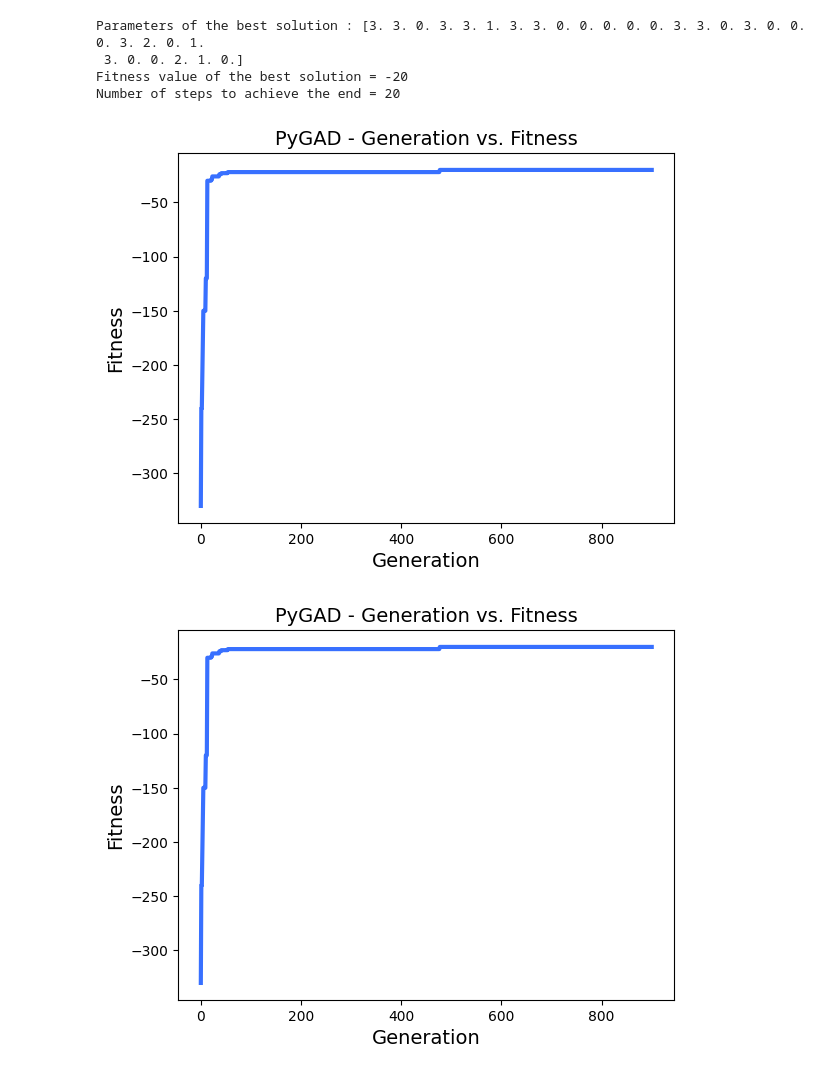
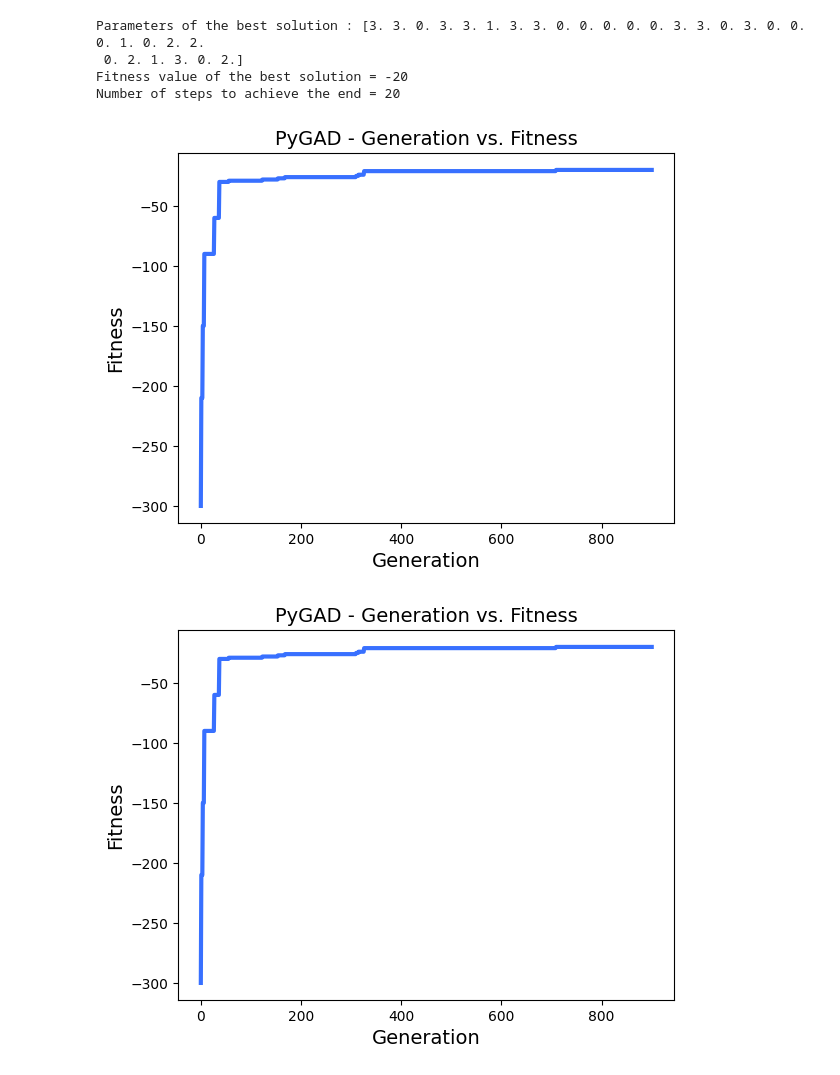
Before and after one commit to piotrd22/studia-archiwum, a Jupyter notebook: CompInteligence/lab03/zad2.ipynb, the cells around one changed output. Drawn from its saved outputs; the diff is of its cells as text; code cells hidden in the pictures.

Commit message:
fix print, changed steady to rank

```diff
--- a/CompInteligence/lab03/zad2.ipynb
+++ b/CompInteligence/lab03/zad2.ipynb
@@ -20,12 +20,12 @@ end = (10, 10)
 # 0 - down, 1 - up, 2 - left, 3 - right
 gene_space = [0, 1, 2, 3]
 
-def checkColission(row, col):
+def checkNotColission(row, col):
     if row > 11 or col > 11 or row < 0 or col < 0:
-        return True
+        return False
     if labyrinth[row][col] == 0:
-       return True
-    return False
+       return False
+    return True
 
 def fitness_func(solution, solution_idx):
     move_counter = 0
@@ -36,16 +36,16 @@ def fitness_func(solution, solution_idx):
         if row == end_row and column == end_col:
             return (move_counter * -1)
         if i == 0:
-            if not checkColission(row + 1, column):
+            if checkNotColission(row + 1, column):
                 row += 1
         if i == 1:
-            if not checkColission(row - 1, column):
+            if checkNotColission(row - 1, column):
                 row -= 1
         if i == 2:
-            if not checkColission(row, column - 1):
+            if checkNotColission(row, column - 1):
                 column -= 1
         if i == 3:
-            if not checkColission(row, column + 1):
+            if checkNotColission(row, column + 1):
                 column += 1
         move_counter += 1
 
@@ -62,7 +62,7 @@ num_generations = 900
 keep_parents = 45
 
 #sss = steady, rws=roulette, rank = rankingowa, tournament = turniejowa
-parent_selection_type = "sss"
+parent_selection_type = "rank"
 
 crossover_type = "single_point"
 
@@ -71,30 +71,33 @@ mutation_percent_genes = 8
 # %%
 ga_instance = pygad.GA(gene_space=gene_space,
                        num_generations=num_generations,
                        num_parents_mating=num_parents_mating,
                        fitness_func=fitness_function,
                        sol_per_pop=sol_per_pop,
                        num_genes=num_genes,
                        parent_selection_type=parent_selection_type,
                        keep_parents=keep_parents,
                        crossover_type=crossover_type,
                        mutation_type=mutation_type,
                        mutation_percent_genes=mutation_percent_genes)
 
 ga_instance.run()
 
 solution, solution_fitness, solution_idx = ga_instance.best_solution()
 print("Parameters of the best solution : {solution}".format(solution=solution))
 print("Fitness value of the best solution = {solution_fitness}".format(
     solution_fitness=solution_fitness))
-print("Number of steps to achieve the end = {solution_fitness}".format(
-    solution_fitness=abs(solution_fitness)))
+if abs(solution_fitness) > 30:
+    print("Did not finish")
+else:
+    print("Number of steps to achieve the end = {solution_fitness}".format(
+        solution_fitness=abs(solution_fitness)))
 
 ga_instance.plot_fitness()
 # %% [output]
-Parameters of the best solution : [3. 3. 0. 3. 3. 1. 3. 3. 0. 0. 0. 0. 0. 3. 3. 0. 3. 0. 0. 0. 3. 2. 0. 1.
- 3. 0. 0. 2. 1. 0.]
+Parameters of the best solution : [3. 3. 0. 3. 3. 1. 3. 3. 0. 0. 0. 0. 0. 3. 3. 0. 3. 0. 0. 0. 1. 0. 2. 2.
+ 0. 2. 1. 3. 0. 2.]
 Fitness value of the best solution = -20
 Number of steps to achieve the end = 20
-[figure, old version]
+[figure, new version]
-[figure, old version]
+[figure, new version]
```
